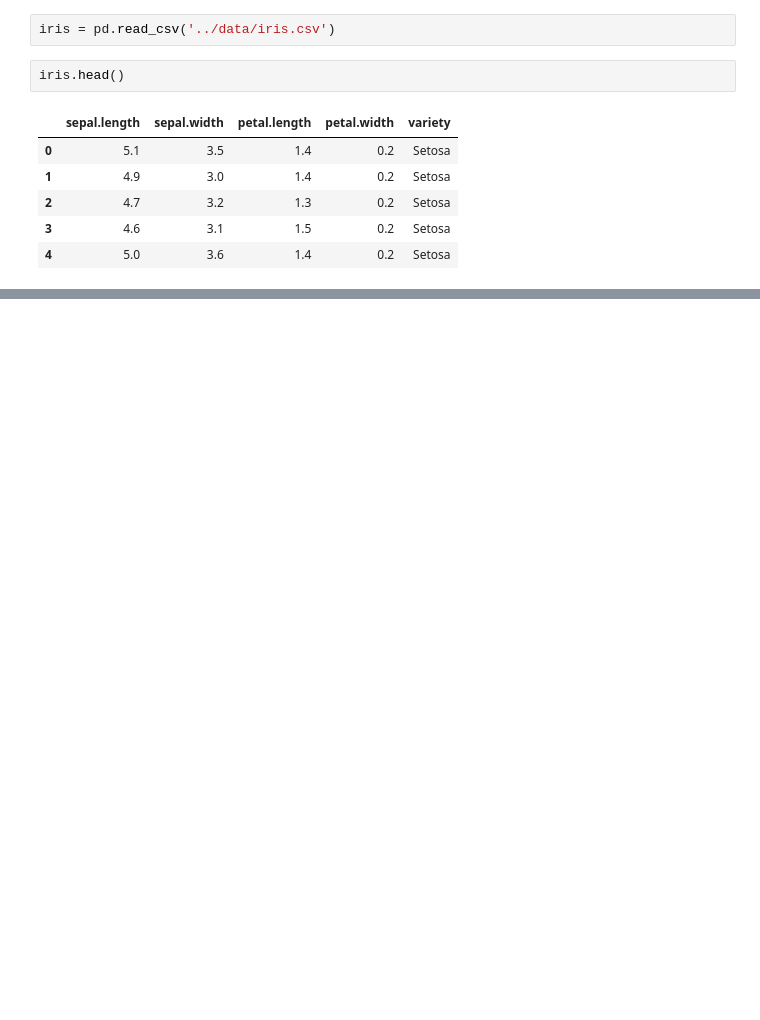
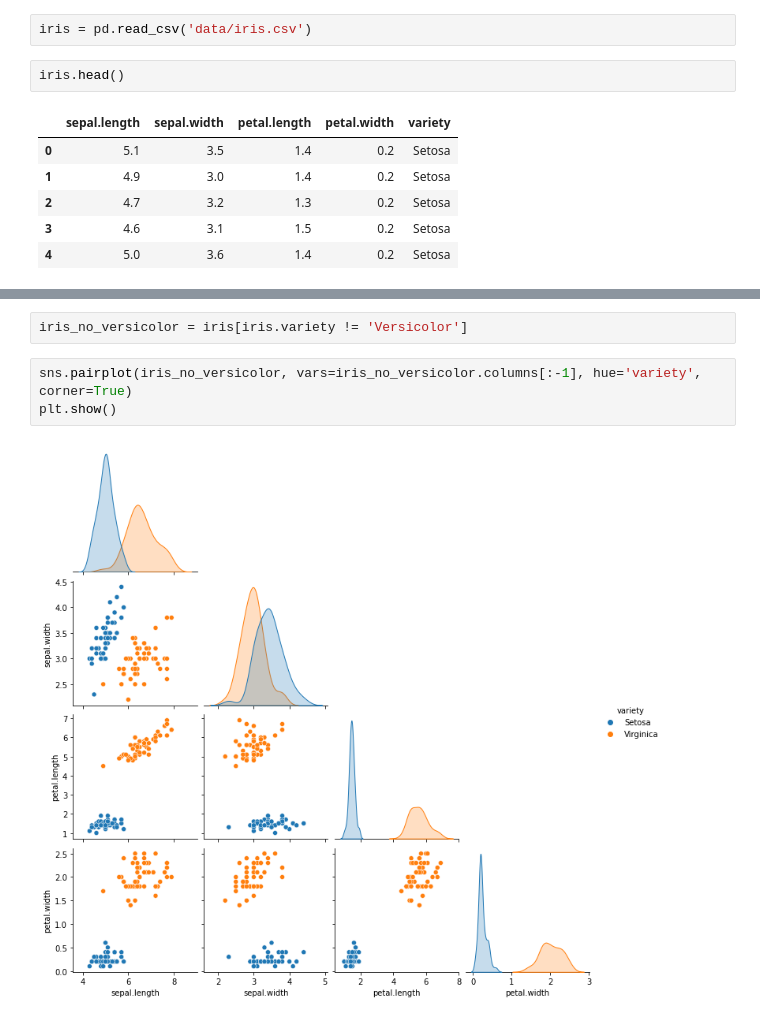
Before and after one commit to wojtekolesinski/ml-models, a Jupyter notebook: perceptron/perceptron.ipynb, the cells around one changed output, grey strips where cells are left out. Cells and saved outputs as stored; diff of their text form; blank space fills up the shorter version.

```diff
--- a/knn/jupyter/knn.ipynb
+++ b/perceptron/perceptron.ipynb
@@ -7,5 +7,5 @@ import seaborn as sns
 # %%
-iris = pd.read_csv('../data/iris.csv')
+iris = pd.read_csv('data/iris.csv')
 # %%
 iris.head()
 # %% [output]
@@ -114,0 +23,7 @@ plt.show()
+# %%
+iris_no_versicolor = iris[iris.variety != 'Versicolor']
+# %%
+sns.pairplot(iris_no_versicolor, vars=iris_no_versicolor.columns[:-1], hue='variety', corner=True)
+plt.show()
+# %% [output]
+[figure, added]
```
Also changed, not shown: parts of 15 cells of this notebook, 11 other files.
